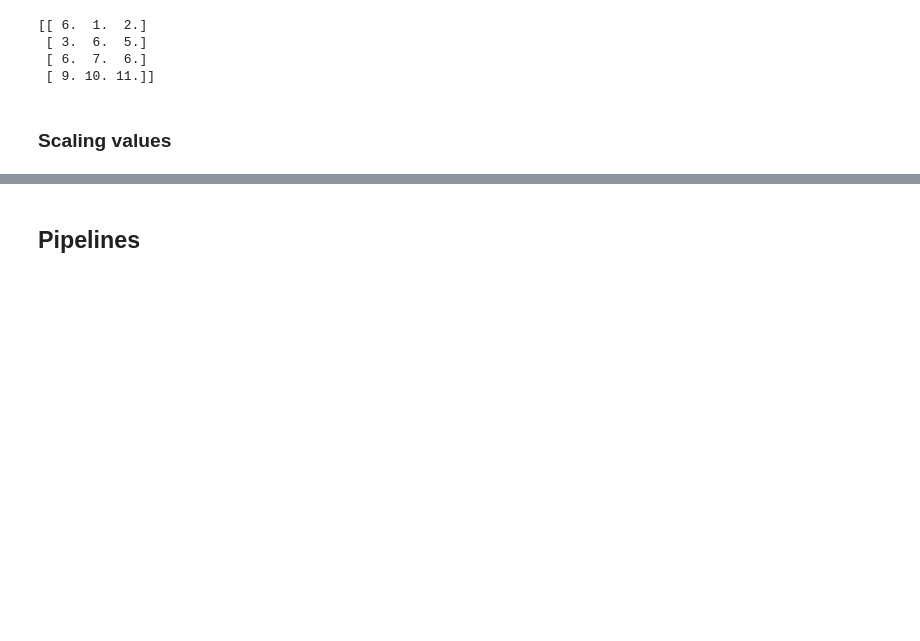
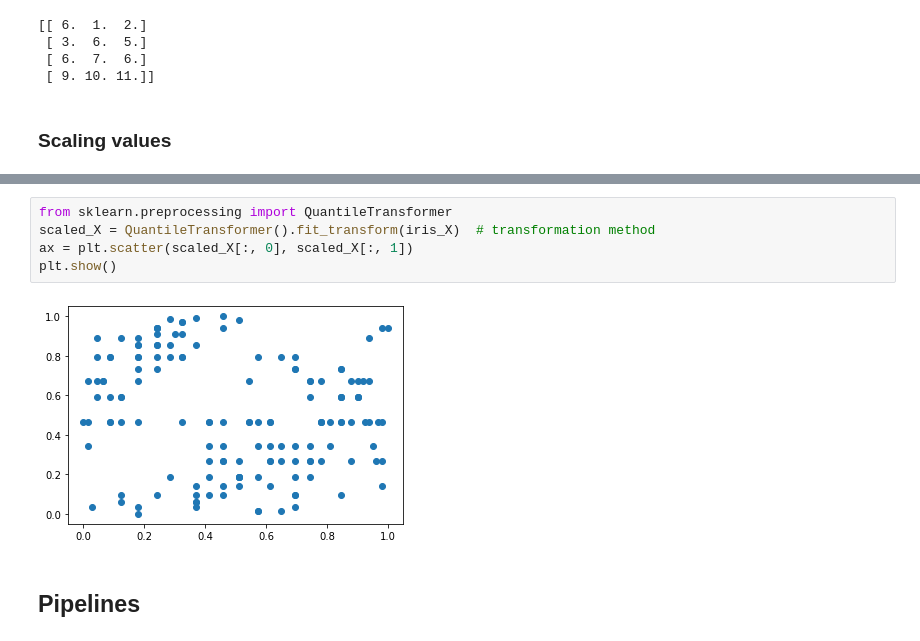
Before and after one commit to macrosynergy/macrosynergy, a Jupyter notebook: notebooks/skl/skl_processing.ipynb, the cells around one changed output, grey strips where cells are left out. Drawn from its saved outputs; the diff is of its cells as text; blank space fills up the shorter version.

```diff
--- a/notebooks/skl/skl_processing.ipynb
+++ b/notebooks/skl/skl_processing.ipynb
@@ -53,3 +87,10 @@ X_scaled = scale(iris_X)  # default standardization
+# %%
+from sklearn.preprocessing import QuantileTransformer
+scaled_X = QuantileTransformer().fit_transform(iris_X)  # transformation method
+ax = plt.scatter(scaled_X[:, 0], scaled_X[:, 1])
+plt.show()
+# %% [output]
+[figure, added]
 # %% [markdown]
 ## Pipelines
 # %% [markdown]
```
Also changed, not shown: parts of 14 cells of this notebook, 6 other files.
